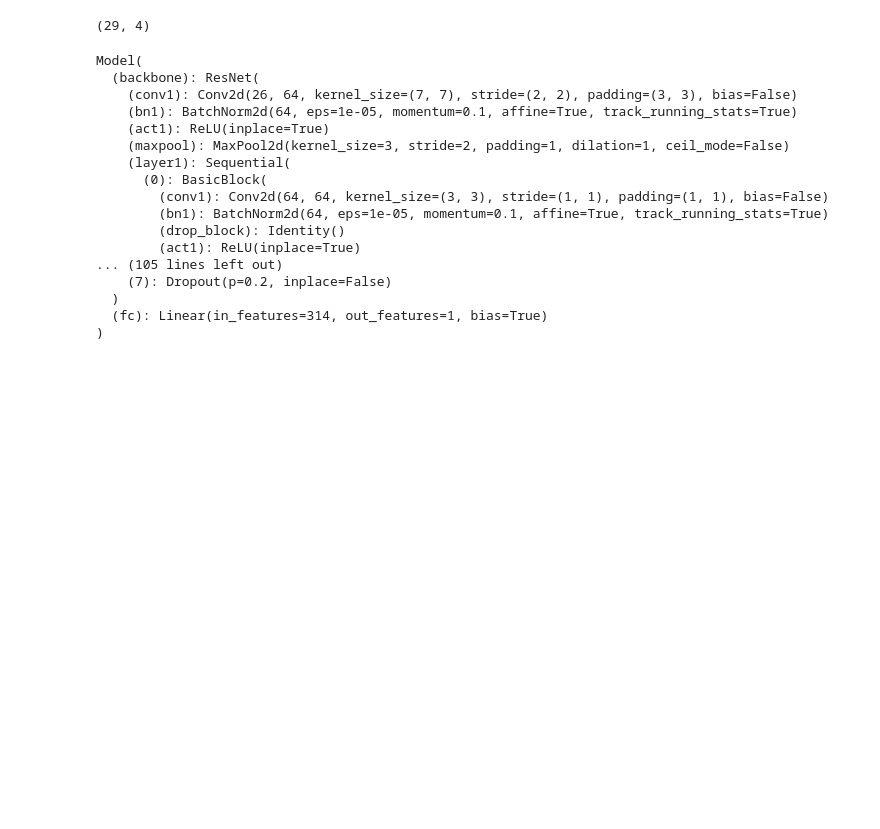
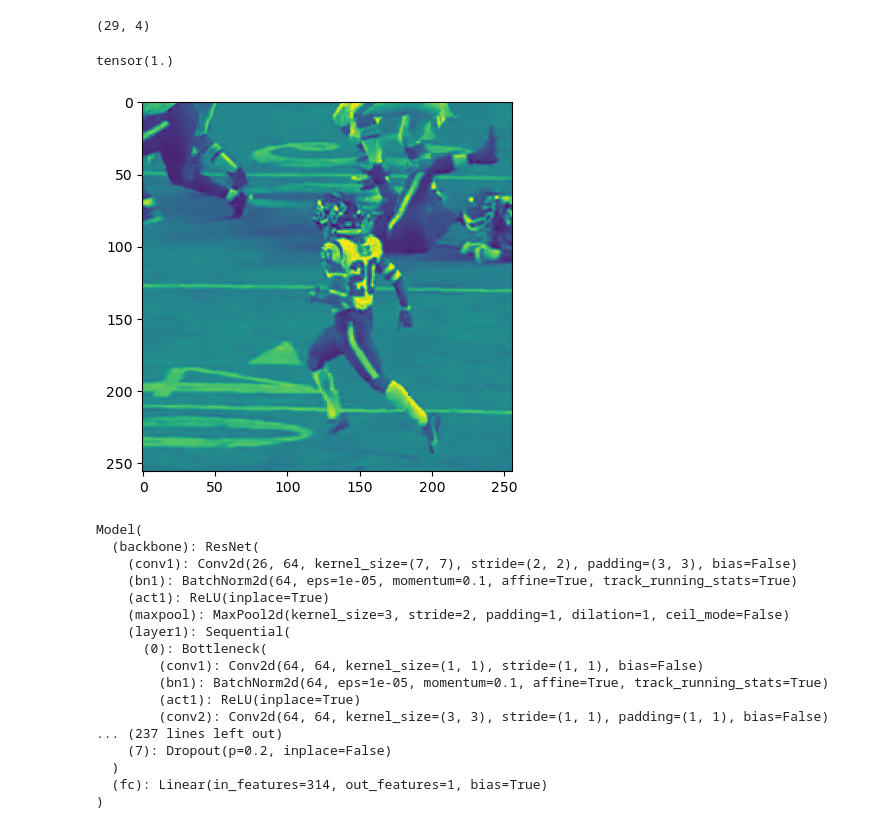
Before and after one commit to clueless-bachu/nfl_comp, a Jupyter notebook: Evaluate.ipynb, the cells around one changed output. Cells and saved outputs as stored; diff of their text form; code cells hidden in the pictures; blank space fills up the shorter version.

Commit message:
added code for resnet 50 with proper dataset loader without MP issues

```diff
--- a/Evaluate.ipynb
+++ b/Evaluate.ipynb
@@ -293,0 +122,7 @@ class MyDataset(Dataset):
+# %%
+valid_aug = A.Compose([
+        A.Normalize(mean=[0.], std=[1.]),
+        ToTensorV2()
+    ])
+# %%
+test_df = pd.concat([test_G1, test_P1, test_P0, test_G0]).reset_index()
@@ -296,2 +243,11 @@ test_s = MyDataset(test_G1, test_G0, test_P1, test_P0, aug=valid_aug, train=Fals
 # %%
 img, f, l = test_s[0]
+# %%
+l
+# %% [output]
+tensor(1.)
+# %%
+plt.imshow(img[0])
+plt.show()
+# %% [output]
+[figure, added]
@@ -438,7 +452,7 @@ class Model(nn.Module):
         y = torch.sigmoid(self.fc(torch.cat([img, feature], dim=1)))
         return y.flatten()
 # %%
-model = torch.load('./model_checkpoints/baseline_3_2023-02-06-08-19-29/best_model.pth')
+model = torch.load('./model_checkpoints/resnet50_fullforce_2023-02-12-01-02-29/best_model.pth')
 model.eval()
 # %% [output]
 Model(
@@ -448,12 +462,12 @@ Model(
     (act1): ReLU(inplace=True)
     (maxpool): MaxPool2d(kernel_size=3, stride=2, padding=1, dilation=1, ceil_mode=False)
     (layer1): Sequential(
-      (0): BasicBlock(
-        (conv1): Conv2d(64, 64, kernel_size=(3, 3), stride=(1, 1), padding=(1, 1), bias=False)
+      (0): Bottleneck(
+        (conv1): Conv2d(64, 64, kernel_size=(1, 1), stride=(1, 1), bias=False)
         (bn1): BatchNorm2d(64, eps=1e-05, momentum=0.1, affine=True, track_running_stats=True)
-        (drop_block): Identity()
         (act1): ReLU(inplace=True)
-... (105 lines left out)
+        (conv2): Conv2d(64, 64, kernel_size=(3, 3), stride=(1, 1), padding=(1, 1), bias=False)
+... (237 lines left out)
     (7): Dropout(p=0.2, inplace=False)
   )
   (fc): Linear(in_features=314, out_features=1, bias=True)
```
Also changed, not shown: parts of 14 cells of this notebook, 2 other files.
